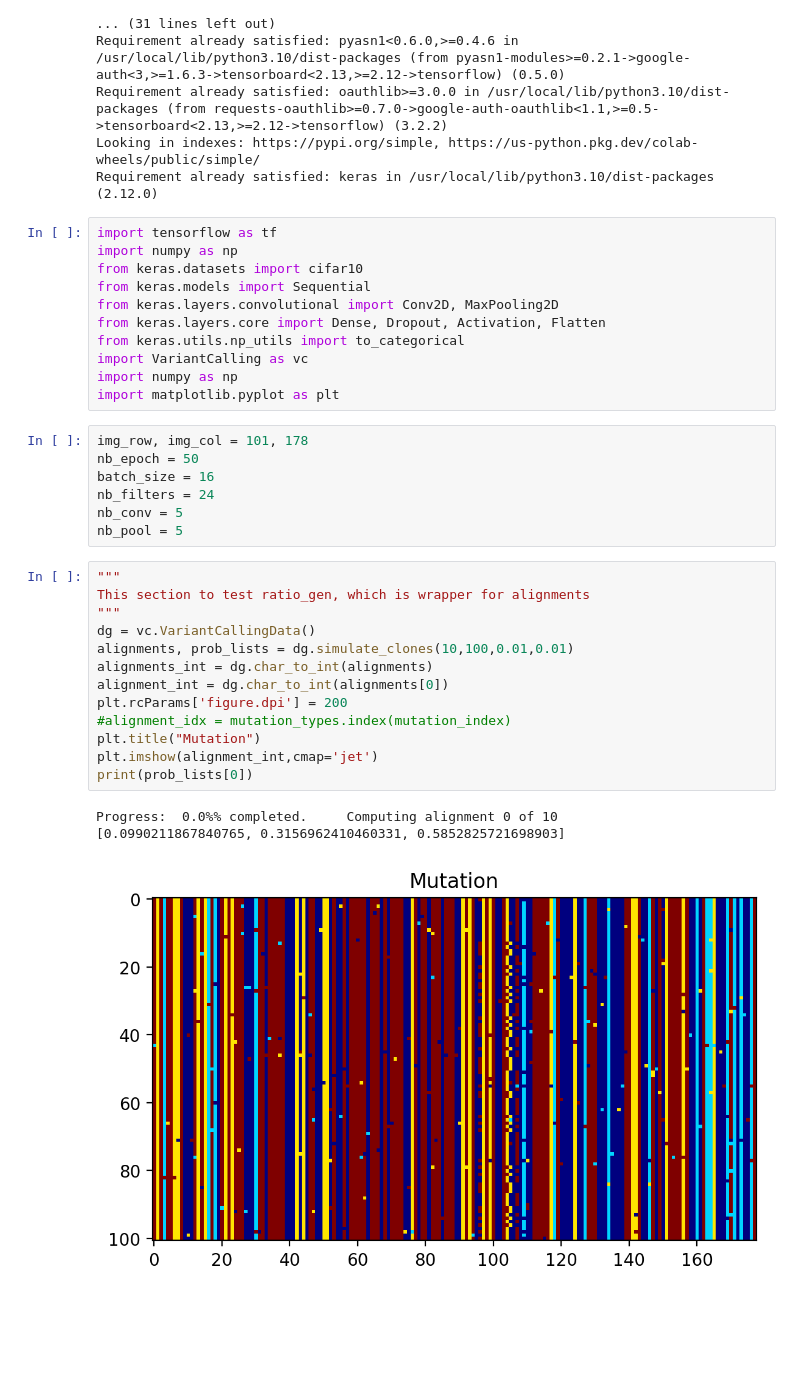
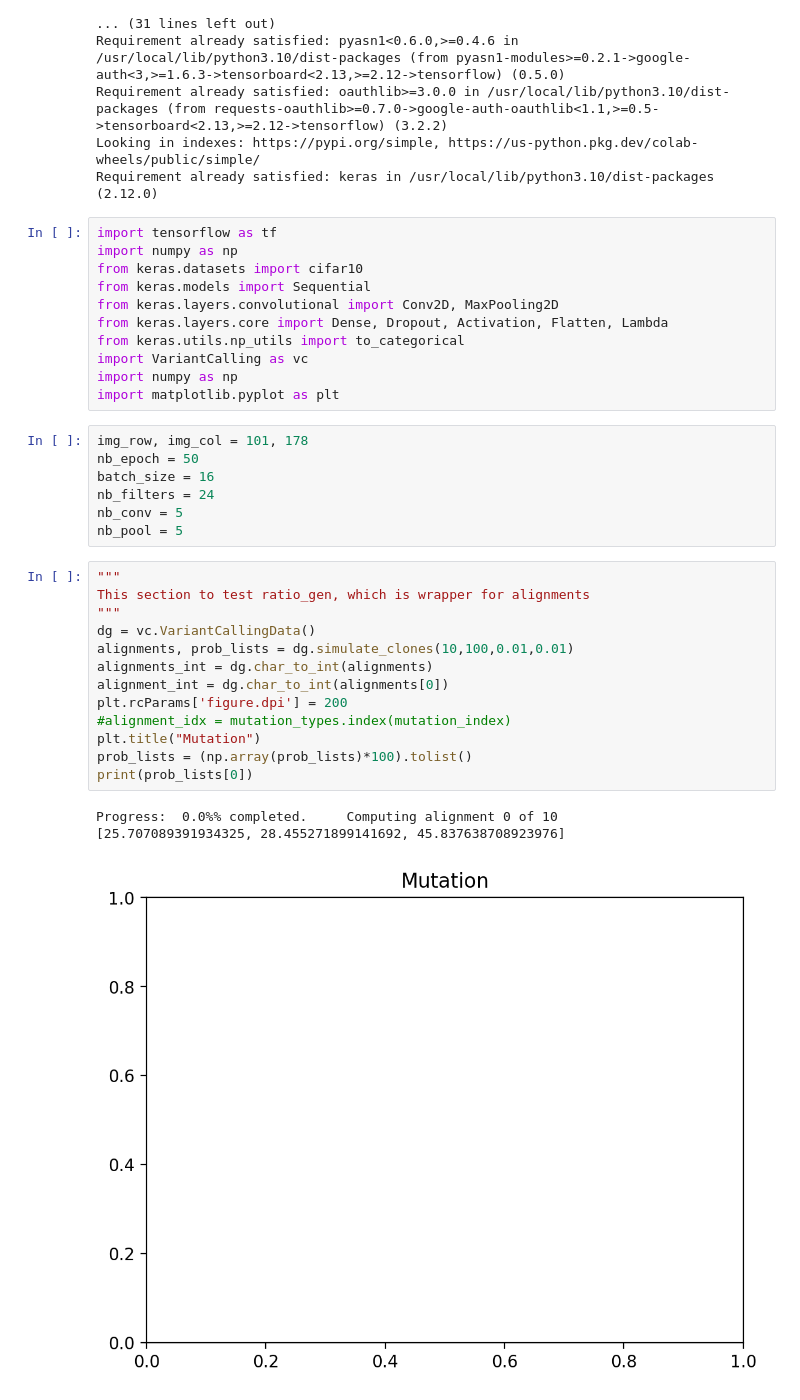
Before and after one commit to VariantCalling/VariantCalling, a Jupyter notebook: model_training_TF.ipynb, the cells around one changed output. Drawn from its saved outputs; the diff is of its cells as text; blank space fills up the shorter version.

```diff
--- a/model_training_TF.ipynb
+++ b/model_training_TF.ipynb
@@ -25,7 +25,7 @@ import numpy as np
 from keras.datasets import cifar10
 from keras.models import Sequential
 from keras.layers.convolutional import Conv2D, MaxPooling2D
-from keras.layers.core import Dense, Dropout, Activation, Flatten
+from keras.layers.core import Dense, Dropout, Activation, Flatten, Lambda
 from keras.utils.np_utils import to_categorical
 import VariantCalling as vc
 import numpy as np
@@ -40,20 +40,20 @@ nb_pool = 5
 # %%
 """
 This section to test ratio_gen, which is wrapper for alignments
 """
 dg = vc.VariantCallingData()
 alignments, prob_lists = dg.simulate_clones(10,100,0.01,0.01)
 alignments_int = dg.char_to_int(alignments)
 alignment_int = dg.char_to_int(alignments[0])
 plt.rcParams['figure.dpi'] = 200
 #alignment_idx = mutation_types.index(mutation_index)
 plt.title("Mutation")
-plt.imshow(alignment_int,cmap='jet')
+prob_lists = (np.array(prob_lists)*100).tolist()
 print(prob_lists[0])
 # %% [output]
 Progress:  0.0%% completed.     Computing alignment 0 of 10
-[0.0990211867840765, 0.3156962410460331, 0.5852825721698903]
+[25.707089391934325, 28.455271899141692, 45.837638708923976]
-[figure, old version]
+[figure, new version]
 # %%
 """
 This section to test ratio_gen, which is wrapper for alignments
```
Also changed, not shown: parts of 10 cells of this notebook.
